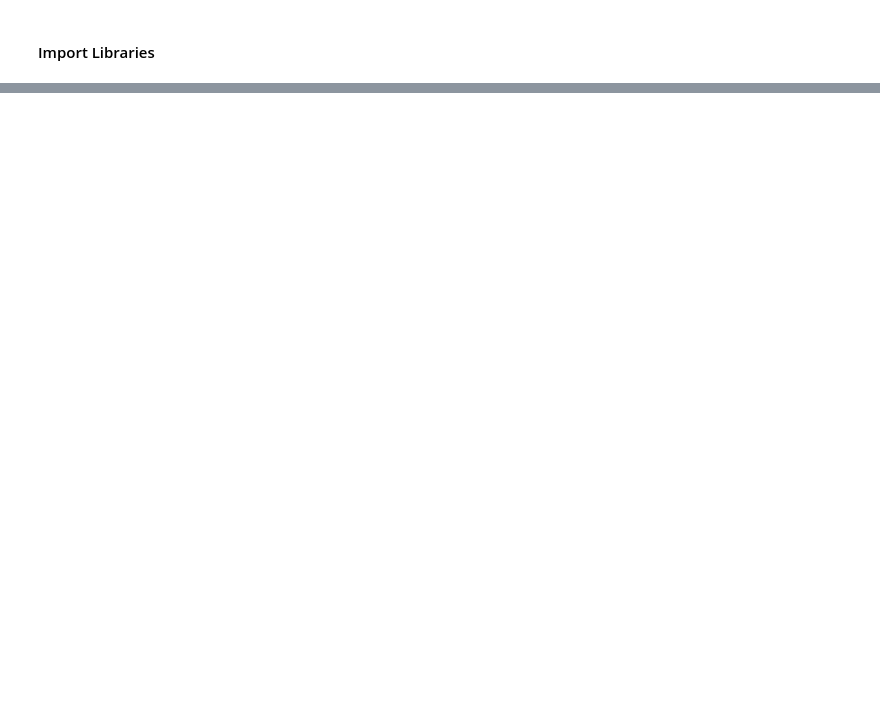
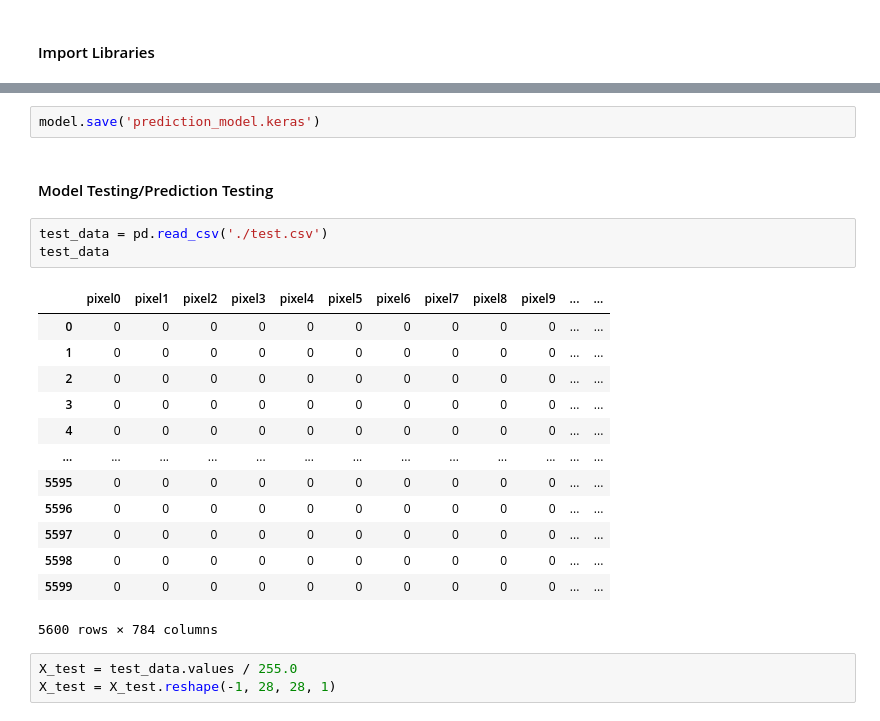
Before and after one commit to VickArmand/Alphanumeric-Handwriting-Recognition, a Jupyter notebook: model.ipynb, the cells around one changed output, grey strips where cells are left out. Drawn from its saved outputs; the diff is of its cells as text; blank space fills up the shorter version.

```diff
--- a/model.ipynb
+++ b/model.ipynb
@@ -19,0 +205,24 @@ I0000 00:00:1792562885.805516   54679 cudart_stub.cc:31] Could not find cuda dri
+# %%
+model.save('prediction_model.keras')
+# %% [markdown]
+#### Model Testing/Prediction Testing
+# %%
+test_data = pd.read_csv('./test.csv')
+test_data
+# %% [output]
+|  | pixel0 | pixel1 | pixel2 | pixel3 | pixel4 | pixel5 | pixel6 | pixel7 | pixel8 | pixel9 | ... | ... |
+| 0 | 0 | 0 | 0 | 0 | 0 | 0 | 0 | 0 | 0 | 0 | ... | ... |
+| 1 | 0 | 0 | 0 | 0 | 0 | 0 | 0 | 0 | 0 | 0 | ... | ... |
+| 2 | 0 | 0 | 0 | 0 | 0 | 0 | 0 | 0 | 0 | 0 | ... | ... |
+| 3 | 0 | 0 | 0 | 0 | 0 | 0 | 0 | 0 | 0 | 0 | ... | ... |
+| 4 | 0 | 0 | 0 | 0 | 0 | 0 | 0 | 0 | 0 | 0 | ... | ... |
+| ... | ... | ... | ... | ... | ... | ... | ... | ... | ... | ... | ... | ... |
+| 5595 | 0 | 0 | 0 | 0 | 0 | 0 | 0 | 0 | 0 | 0 | ... | ... |
+| 5596 | 0 | 0 | 0 | 0 | 0 | 0 | 0 | 0 | 0 | 0 | ... | ... |
+| 5597 | 0 | 0 | 0 | 0 | 0 | 0 | 0 | 0 | 0 | 0 | ... | ... |
+| 5598 | 0 | 0 | 0 | 0 | 0 | 0 | 0 | 0 | 0 | 0 | ... | ... |
+| 5599 | 0 | 0 | 0 | 0 | 0 | 0 | 0 | 0 | 0 | 0 | ... | ... |
+5600 rows × 784 columns
+# %%
+X_test = test_data.values / 255.0
+X_test = X_test.reshape(-1, 28, 28, 1)
```
Also changed, not shown: parts of 23 cells of this notebook.
